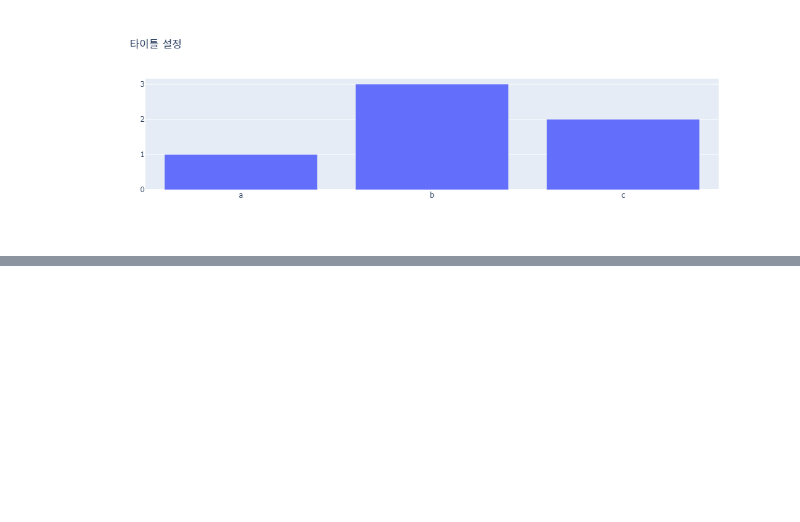
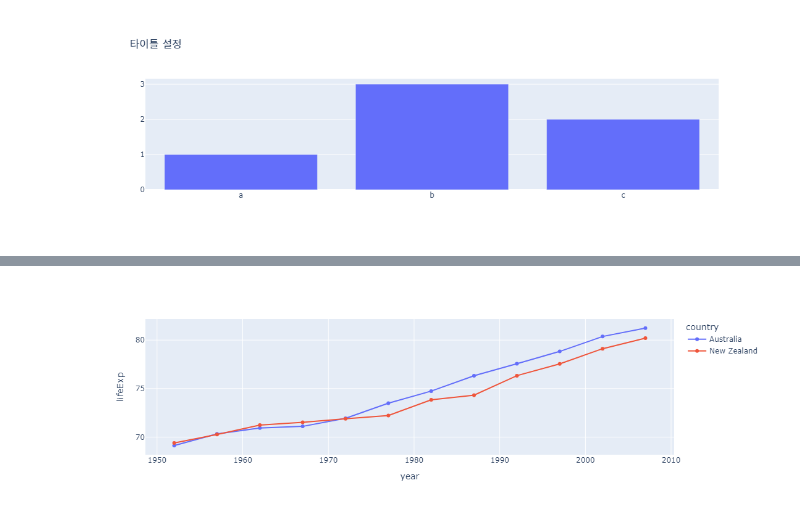
Before and after one commit to dsleslie/Archiving, a Jupyter notebook: IMDGB/step02_ds_basic/241002_lecture.ipynb, the cells around one changed output, grey strips where cells are left out. Drawn from its saved outputs; the diff is of its cells as text; code cells hidden in the pictures; blank space fills up the shorter version.

```diff
--- a/IMDGB/step02_ds_basic/241002_lecture.ipynb
+++ b/IMDGB/step02_ds_basic/241002_lecture.ipynb
@@ -687,0 +712,10 @@ fig.show()
+# %%
+# marker랑 뭘 더 주고 싶다.
+
+fig = px.line(df, x= 'year', y='lifeExp', color = 'country')
+
+fig.update_traces(mode = 'markers+lines')
+
+fig.show()
+# %% [output]
+[figure, added]
```
Also changed, not shown: parts of 28 cells of this notebook.
